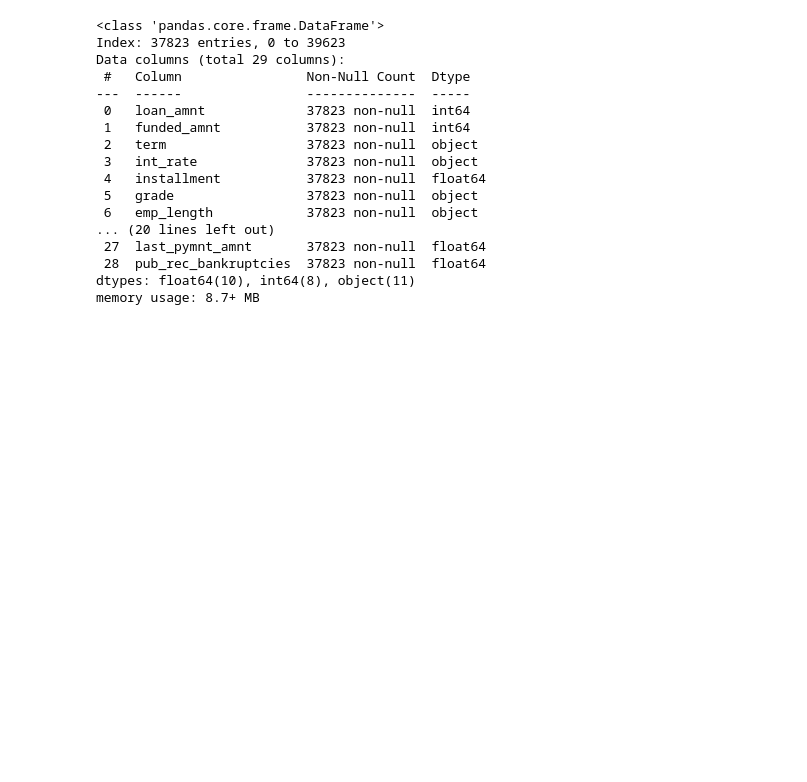
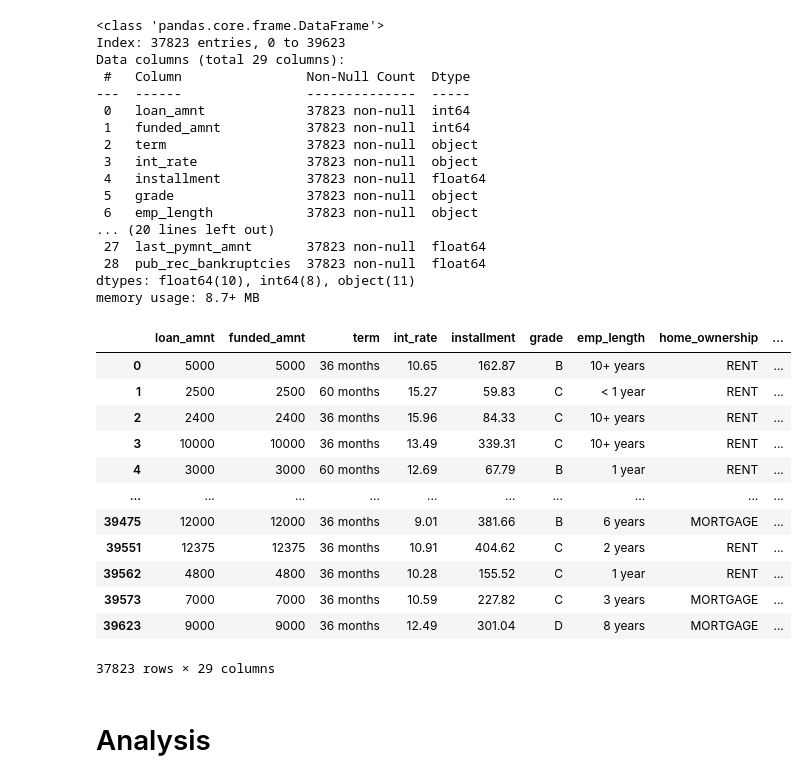
Before and after one commit to sandyaggarwal/LendingClubCaseStudy, a Jupyter notebook: LendingClubCaseStudy.ipynb, the cells around one changed output. Saved outputs shown, nothing was run; the diff lists cells and outputs as text; code cells hidden in the pictures; blank space fills up the shorter version.

Commit message:
columns segregated

```diff
--- a/LendingClubCaseStudy.ipynb
+++ b/LendingClubCaseStudy.ipynb
@@ -206,3 +206,20 @@ df_relevant_cols['int_rate'] = df_relevant_cols['int_rate'].str.rstrip('%').asty
 df_relevant_cols['revol_util'] = df_relevant_cols['revol_util'].str.rstrip('%').astype('float')
 # %%
 df_loan = df_relevant_cols
+df_loan
+# %% [output]
+|  | loan_amnt | funded_amnt | term | int_rate | installment | grade | emp_length | home_ownership | ... |
+| 0 | 5000 | 5000 | 36 months | 10.65 | 162.87 | B | 10+ years | RENT | ... |
+| 1 | 2500 | 2500 | 60 months | 15.27 | 59.83 | C | < 1 year | RENT | ... |
+| 2 | 2400 | 2400 | 36 months | 15.96 | 84.33 | C | 10+ years | RENT | ... |
+| 3 | 10000 | 10000 | 36 months | 13.49 | 339.31 | C | 10+ years | RENT | ... |
+| 4 | 3000 | 3000 | 60 months | 12.69 | 67.79 | B | 1 year | RENT | ... |
+| ... | ... | ... | ... | ... | ... | ... | ... | ... | ... |
+| 39475 | 12000 | 12000 | 36 months | 9.01 | 381.66 | B | 6 years | MORTGAGE | ... |
+| 39551 | 12375 | 12375 | 36 months | 10.91 | 404.62 | C | 2 years | RENT | ... |
+| 39562 | 4800 | 4800 | 36 months | 10.28 | 155.52 | C | 1 year | RENT | ... |
+| 39573 | 7000 | 7000 | 36 months | 10.59 | 227.82 | C | 3 years | MORTGAGE | ... |
+| 39623 | 9000 | 9000 | 36 months | 12.49 | 301.04 | D | 8 years | MORTGAGE | ... |
+37823 rows × 29 columns
+# %% [markdown]
+# Analysis
```
Also changed, not shown: parts of 3 cells of this notebook.
